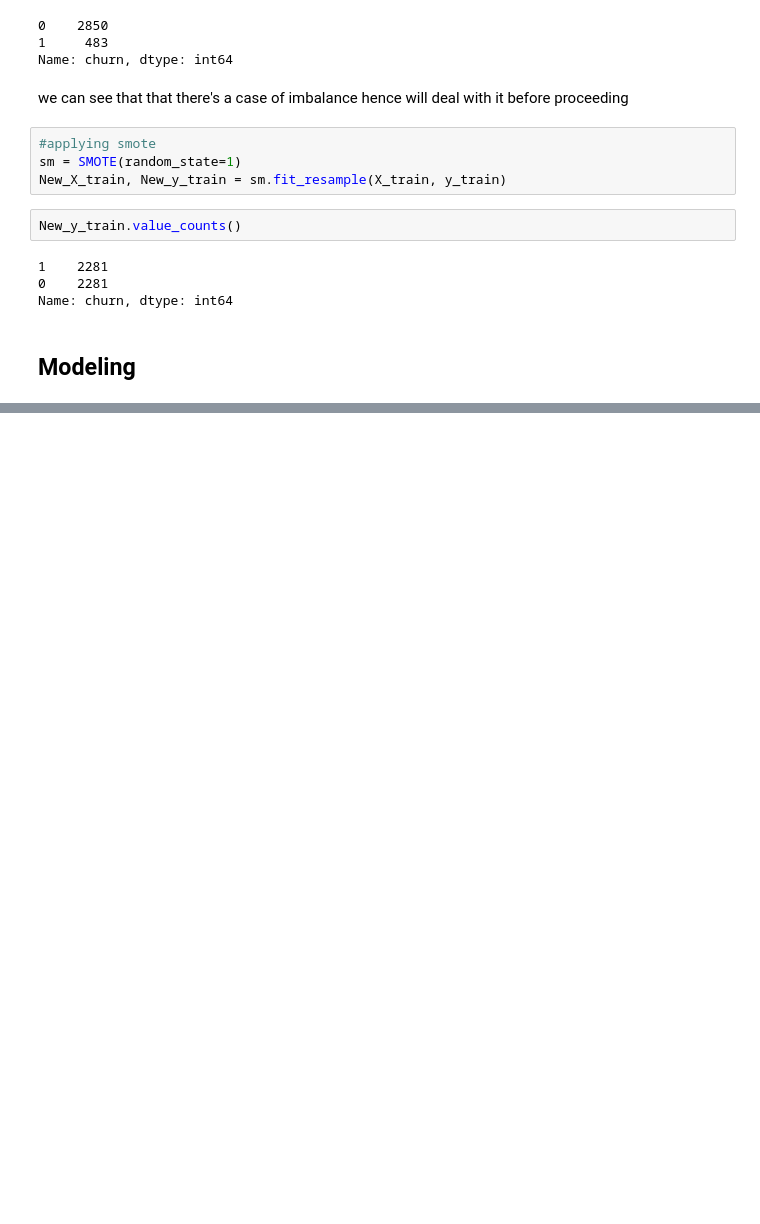
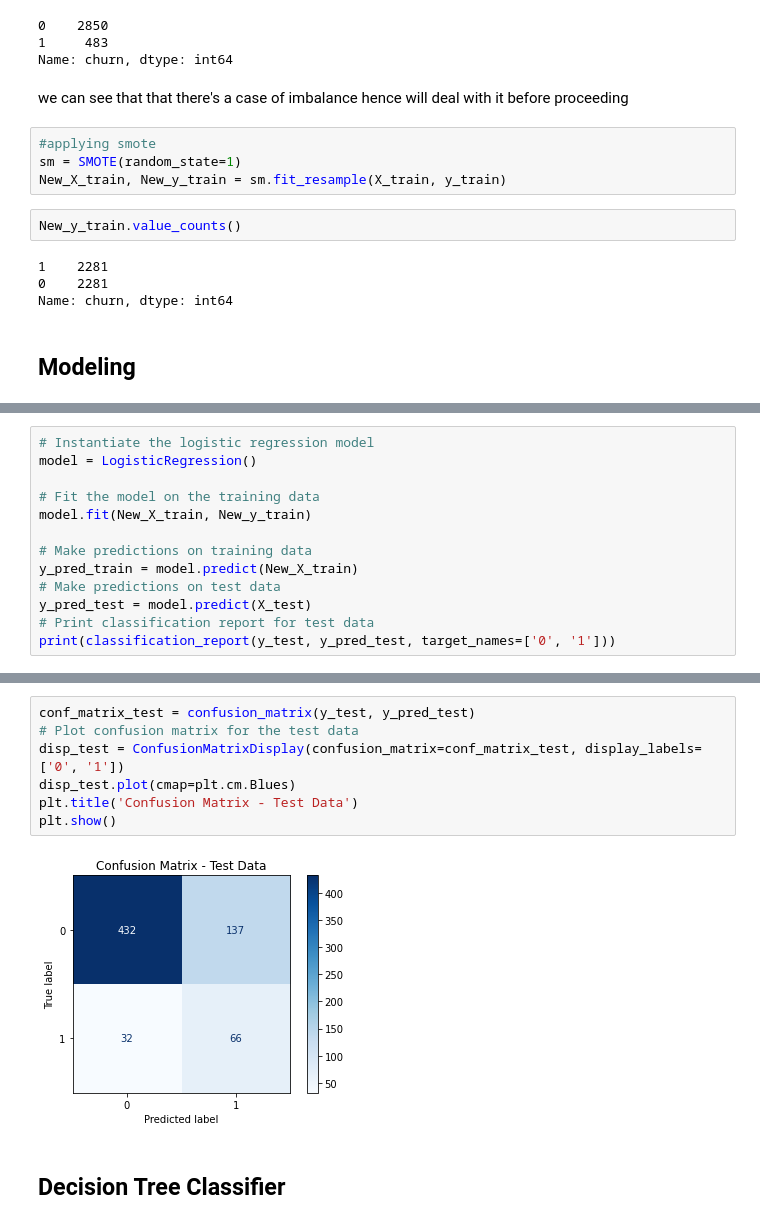
Before and after one commit to Firdosamohamed/dsc_phase3_project_, a Jupyter notebook: customer_churn_analysis.ipynb, the cells around one changed output, grey strips where cells are left out. Cells and saved outputs as stored; diff of their text form; blank space fills up the shorter version.

Commit message:
modeling and model evaluation

```diff
--- a/customer_churn_analysis.ipynb
+++ b/customer_churn_analysis.ipynb
@@ -372,0 +376,13 @@ Name: churn, dtype: int64
+# %%
+# Instantiate the logistic regression model
+model = LogisticRegression()
+
+# Fit the model on the training data
+model.fit(New_X_train, New_y_train)
+
+# Make predictions on training data
+y_pred_train = model.predict(New_X_train)
+# Make predictions on test data
+y_pred_test = model.predict(X_test)
+# Print classification report for test data
+print(classification_report(y_test, y_pred_test, target_names=['0', '1']))
@@ -372,0 +433,11 @@ Name: churn, dtype: int64
+# %%
+conf_matrix_test = confusion_matrix(y_test, y_pred_test)
+# Plot confusion matrix for the test data
+disp_test = ConfusionMatrixDisplay(confusion_matrix=conf_matrix_test, display_labels=['0', '1'])
+disp_test.plot(cmap=plt.cm.Blues)
+plt.title('Confusion Matrix - Test Data')
+plt.show()
+# %% [output]
+[figure, added]
+# %% [markdown]
+## Decision Tree Classifier
```
Also changed, not shown: parts of 22 cells of this notebook.
